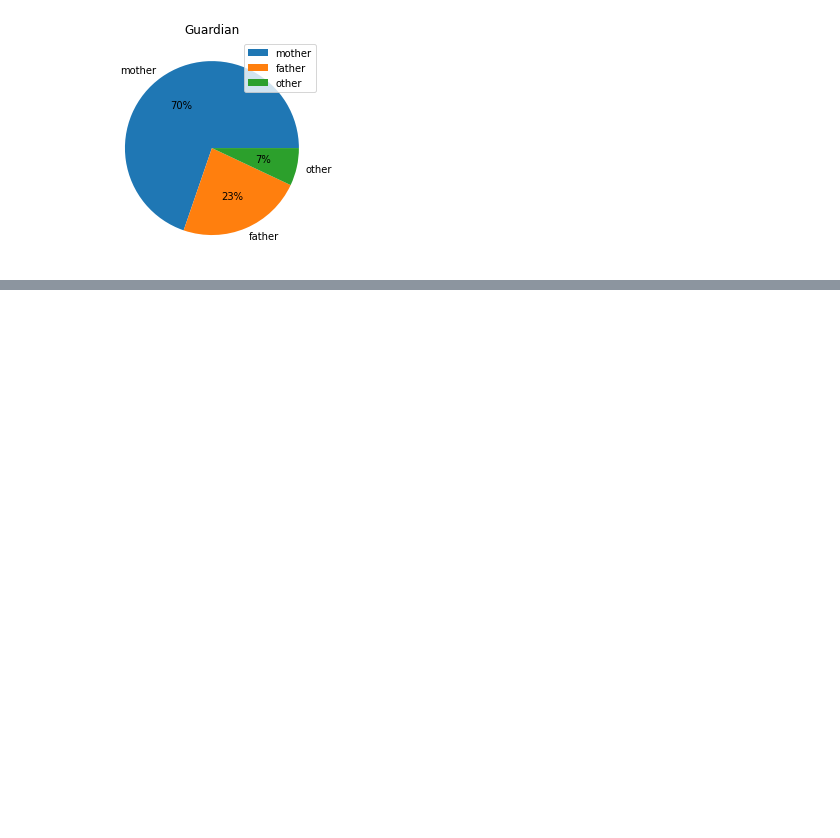
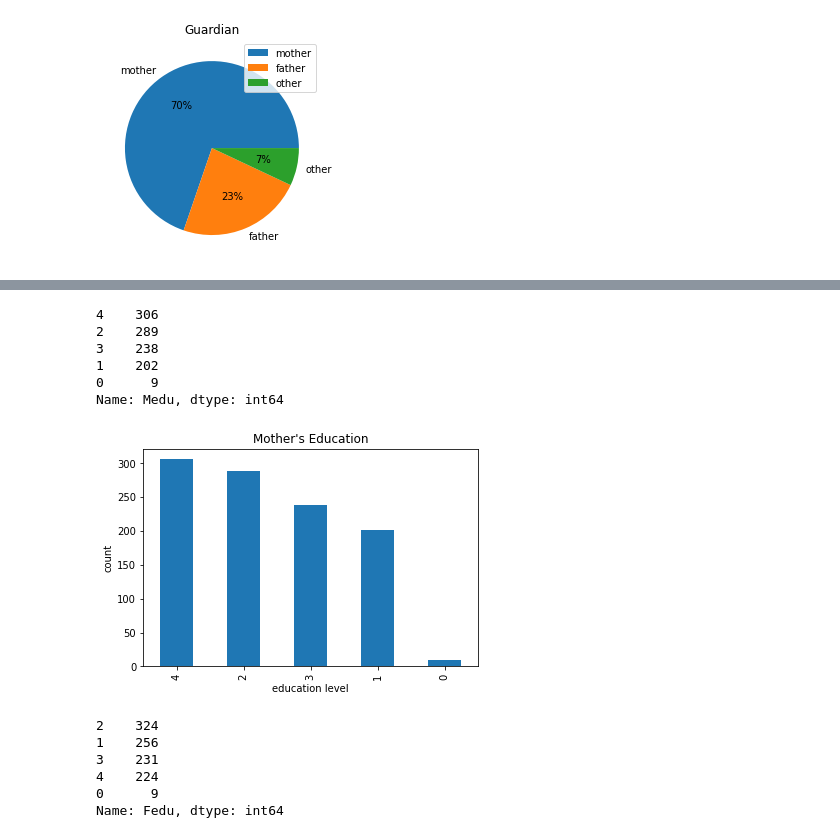
Before and after one commit to TharindaNimnajith/student-performance, a Jupyter notebook: dataset_analysis/column_data_analysis.ipynb, the cells around one changed output, grey strips where cells are left out. Drawn from its saved outputs; the diff is of its cells as text; code cells hidden in the pictures; blank space fills up the shorter version.

```diff
--- a/dataset_analysis/column_data_analysis.ipynb
+++ b/dataset_analysis/column_data_analysis.ipynb
@@ -175,0 +195,29 @@ plt.show()
+# %%
+df['Medu'].value_counts()
+# %% [output]
+4    306
+2    289
+3    238
+1    202
+0      9
+Name: Medu, dtype: int64
+# %%
+fig = plt.figure()
+df['Medu'].value_counts().plot(kind='bar')
+plt.title('Mother\'s Education')
+plt.xlabel('education level')
+plt.ylabel('count')
+# fig.set_xticklabels(['higher education', 'secondary education', '5th to 9th grade', 'primary education', 'none'])
+fig.savefig('plots/mothers_education.png', facecolor='white')
+plt.show()
+# %% [output]
+[figure, added]
+# %%
+df['Fedu'].value_counts()
+# %% [output]
+2    324
+1    256
+3    231
+4    224
+0      9
+Name: Fedu, dtype: int64
```
Also changed, not shown: parts of 6 cells of this notebook, 6 other files.
